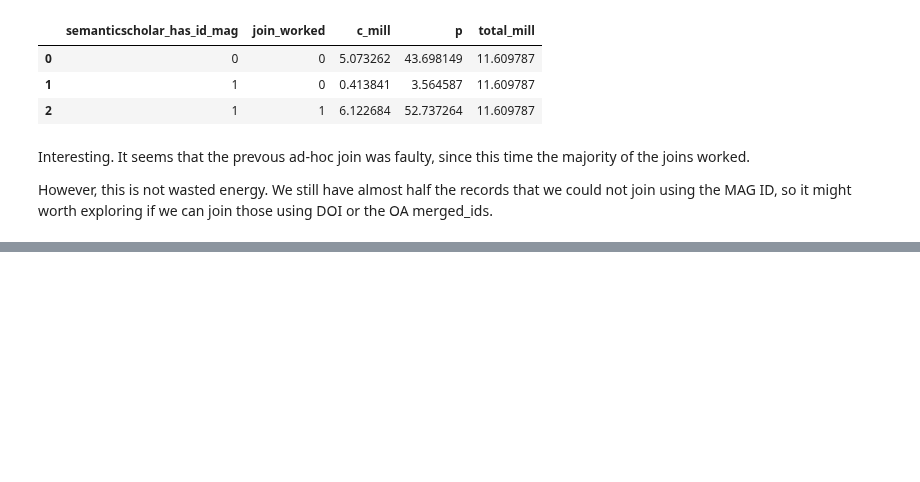
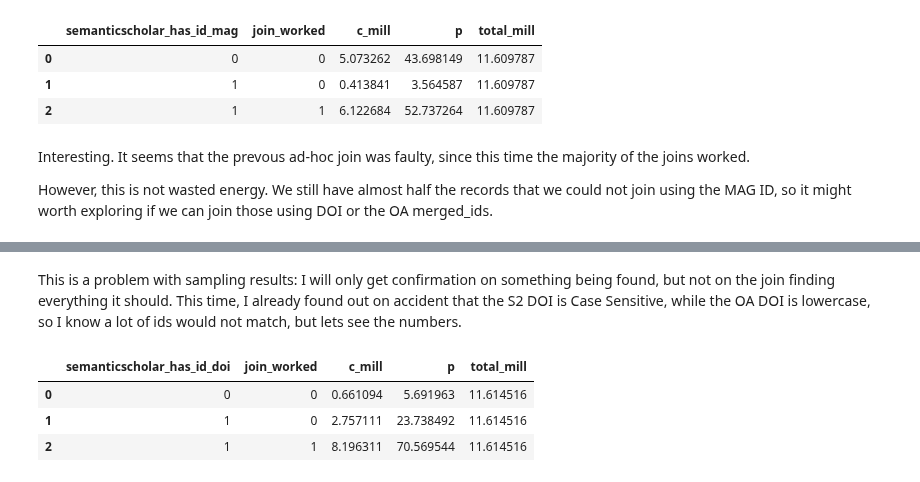
Before and after one commit to ka-steve/sagemaker_research_classification, a Jupyter notebook: src/03_exploration/03_31_explore_semanticscholar_openalex_id_mismatch.ipynb, the cells around one changed output, grey strips where cells are left out. Saved outputs shown, nothing was run; the diff lists cells and outputs as text; code cells hidden in the pictures; blank space fills up the shorter version.

```diff
--- a/src/03_exploration/03_31_explore_semanticscholar_openalex_id_mismatch.ipynb
+++ b/src/03_exploration/03_31_explore_semanticscholar_openalex_id_mismatch.ipynb
@@ -306,0 +354,62 @@ However, this is not wasted energy. We still have almost half the records that w
+# %% [markdown]
+This is a problem with sampling results: I will only get confirmation on something being found, but not on the join finding everything it should. This time, I already found out on accident that the S2 DOI is Case Sensitive, while the OA DOI is lowercase, so I know a lot of ids would not match, but lets see the numbers.
+# %%
+utils.pd_set_options(cols=500)
+wr.athena.read_sql_query("""
+WITH
+base_semanticscholar_s2orcv2_ AS (
+    SELECT * FROM "02_stg".base_semanticscholar_s2orcv2
+),
+base_openalex_works_reduced_ AS (
+SELECT * FROM "02_stg"."base_openalex_works_reduced"
+),
+flagged_semanticscholar_s2orcv2 AS (
+    SELECT
+        *,
+        CASE WHEN COALESCE(id_mag, '')='' THEN 0 ELSE 1 END AS has_id_mag,
+        CASE WHEN COALESCE(id_doi, '')='' THEN 0 ELSE 1 END AS has_id_doi
+    FROM
+        base_semanticscholar_s2orcv2_
+),
+s2oa_join_on_doi_id AS (
+    SELECT
+        flagged_semanticscholar_s2orcv2.title AS semanticscholar_title,
+        flagged_semanticscholar_s2orcv2.id_semanticscholar AS semanticscholar_id_semanticscholar,
+        flagged_semanticscholar_s2orcv2.id_mag AS semanticscholar_id_mag,
+        flagged_semanticscholar_s2orcv2.id_doi AS semanticscholar_id_doi,                         -- Note: This is case-sensitive
+        flagged_semanticscholar_s2orcv2.has_id_mag AS semanticscholar_has_id_mag,
+        flagged_semanticscholar_s2orcv2.has_id_doi AS semanticscholar_has_id_doi,
+        base_openalex_works_reduced_.title AS openalex_title,
+        base_openalex_works_reduced_.id_openalex AS openalex_id_openalex,
+        base_openalex_works_reduced_.id_doi AS openalex_id_doi,                                 -- Note: This is forced lower-case
+        CASE WHEN base_openalex_works_reduced_.id_openalex IS NULL THEN 0 ELSE 1 END AS join_worked
+    FROM
+        flagged_semanticscholar_s2orcv2
+    LEFT JOIN
+        base_openalex_works_reduced_
+    ON
+        flagged_semanticscholar_s2orcv2.id_doi = base_openalex_works_reduced_.id_doi
+),
+grouped AS (
+    SELECT
+        semanticscholar_has_id_doi,
+        join_worked,
+        COUNT(*) / 1000000.0 AS c_mill,
+        COUNT(*) * 100.0 / (SELECT COUNT(*) FROM s2oa_join_on_doi_id) AS p,
+        (SELECT COUNT(*) FROM s2oa_join_on_doi_id) / 1000000.0 as total_mill
+    FROM
+        s2oa_join_on_doi_id
+    GROUP BY
+        semanticscholar_has_id_doi,
+        join_worked
+    ORDER BY
+        semanticscholar_has_id_doi,
+        join_worked
+)
+SELECT * FROM grouped
+ """, '02_stg')
+# %% [output]
+|  | semanticscholar_has_id_doi | join_worked | c_mill | p | total_mill |
+| 0 | 0 | 0 | 0.661094 | 5.691963 | 11.614516 |
+| 1 | 1 | 0 | 2.757111 | 23.738492 | 11.614516 |
+| 2 | 1 | 1 | 8.196311 | 70.569544 | 11.614516 |
```
Also changed, not shown: parts of 9 cells of this notebook, 4 other files.
